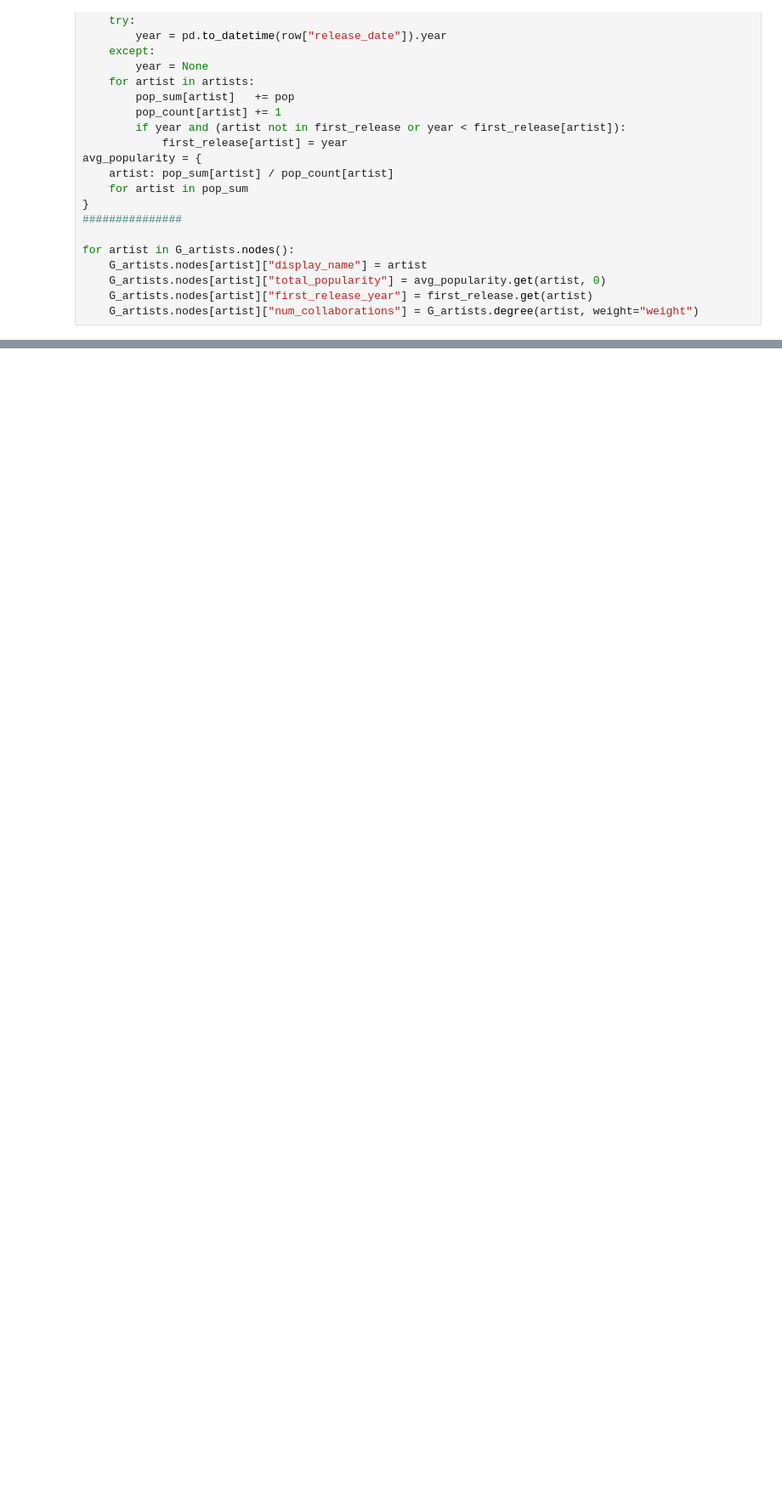
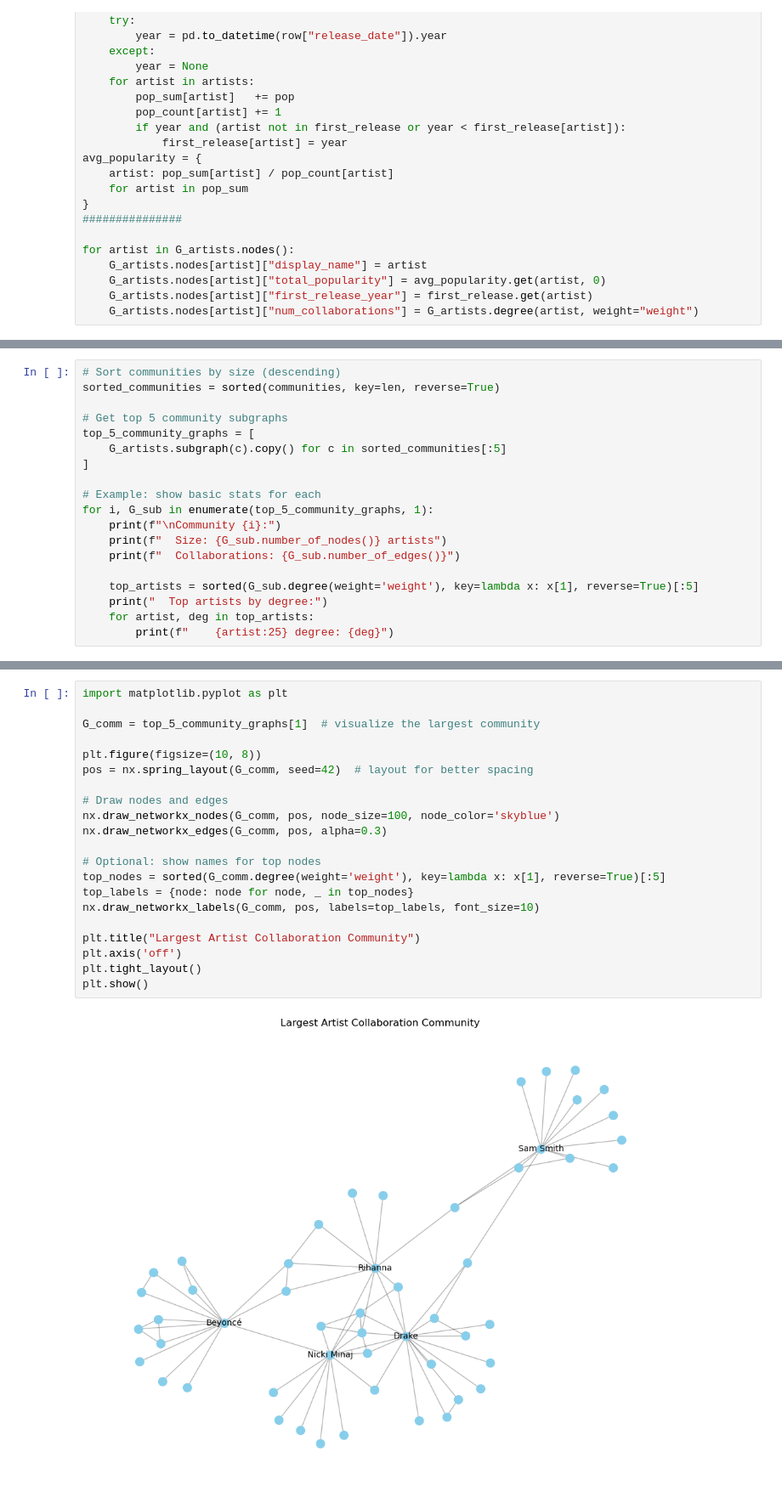
Before and after one commit to Benyla/Final_Assignment_02467, a Jupyter notebook: network.ipynb, the cells around one changed output, grey strips where cells are left out. Shown at 85% size. Cells and saved outputs as stored; diff of their text form; blank space fills up the shorter version.

```diff
--- a/network.ipynb
+++ b/network.ipynb
@@ -60,0 +124,19 @@ AttributeError: module 'networkx' has no attribute 'info'
+# %%
+# Sort communities by size (descending)
+sorted_communities = sorted(communities, key=len, reverse=True)
+
+# Get top 5 community subgraphs
+top_5_community_graphs = [
+    G_artists.subgraph(c).copy() for c in sorted_communities[:5]
+]
+
+# Example: show basic stats for each
+for i, G_sub in enumerate(top_5_community_graphs, 1):
+    print(f"\nCommunity {i}:")
+    print(f"  Size: {G_sub.number_of_nodes()} artists")
+    print(f"  Collaborations: {G_sub.number_of_edges()}")
+
+    top_artists = sorted(G_sub.degree(weight='weight'), key=lambda x: x[1], reverse=True)[:5]
+    print("  Top artists by degree:")
+    for artist, deg in top_artists:
+        print(f"    {artist:25} degree: {deg}")
@@ -60,0 +161,23 @@ AttributeError: module 'networkx' has no attribute 'info'
+# %%
+import matplotlib.pyplot as plt
+
+G_comm = top_5_community_graphs[1]  # visualize the largest community
+
+plt.figure(figsize=(10, 8))
+pos = nx.spring_layout(G_comm, seed=42)  # layout for better spacing
+
+# Draw nodes and edges
+nx.draw_networkx_nodes(G_comm, pos, node_size=100, node_color='skyblue')
+nx.draw_networkx_edges(G_comm, pos, alpha=0.3)
+
+# Optional: show names for top nodes
+top_nodes = sorted(G_comm.degree(weight='weight'), key=lambda x: x[1], reverse=True)[:5]
+top_labels = {node: node for node, _ in top_nodes}
+nx.draw_networkx_labels(G_comm, pos, labels=top_labels, font_size=10)
+
+plt.title("Largest Artist Collaboration Community")
+plt.axis('off')
+plt.tight_layout()
+plt.show()
+# %% [output]
+[figure, added]
```
Also changed, not shown: parts of 10 cells of this notebook, 11 other files.
